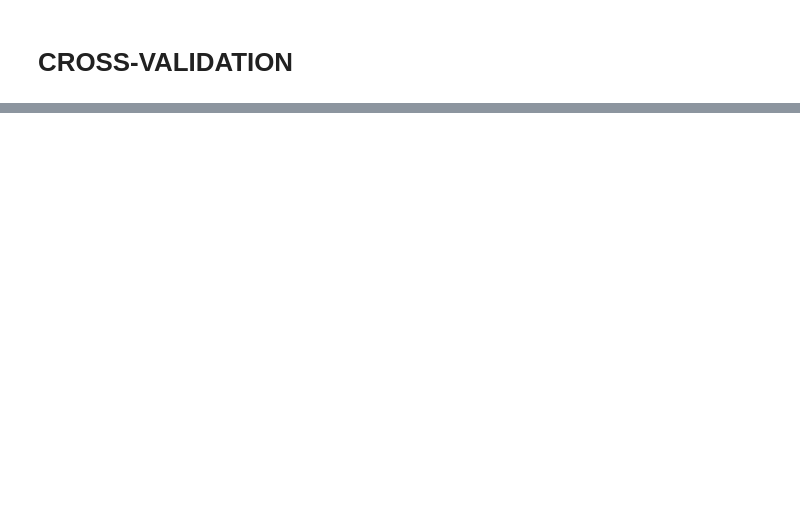
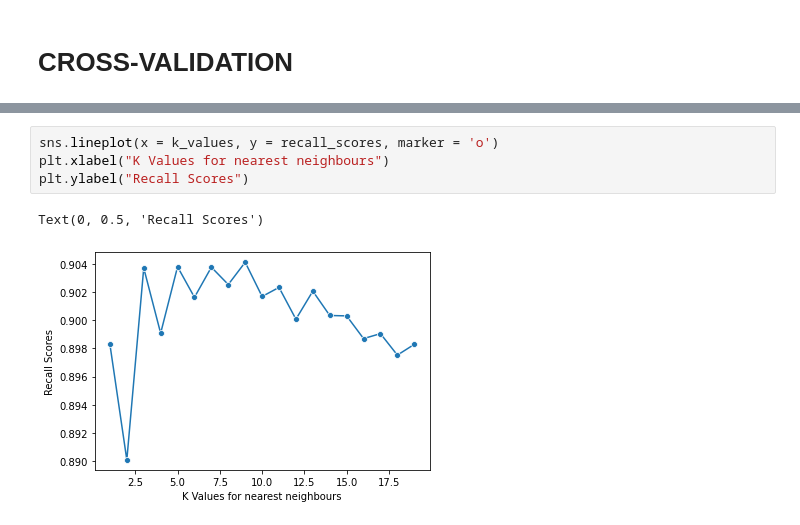
Before and after one commit to Data-Pundits/PHM-Classifiers, a Jupyter notebook: knn-basic-features.ipynb, the cells around one changed output, grey strips where cells are left out. Cells and saved outputs as stored; diff of their text form; blank space fills up the shorter version.

```diff
--- a/knn-basic-features.ipynb
+++ b/knn-basic-features.ipynb
@@ -138 +185,8 @@ Text(0, 0.5, 'Accuracy Score')
+# %%
+sns.lineplot(x = k_values, y = recall_scores, marker = 'o')
+plt.xlabel("K Values for nearest neighbours")
+plt.ylabel("Recall Scores")
+# %% [output]
+Text(0, 0.5, 'Recall Scores')
+[figure, added]
 # %%
```
Also changed, not shown: parts of 14 cells of this notebook, 2 other files.
